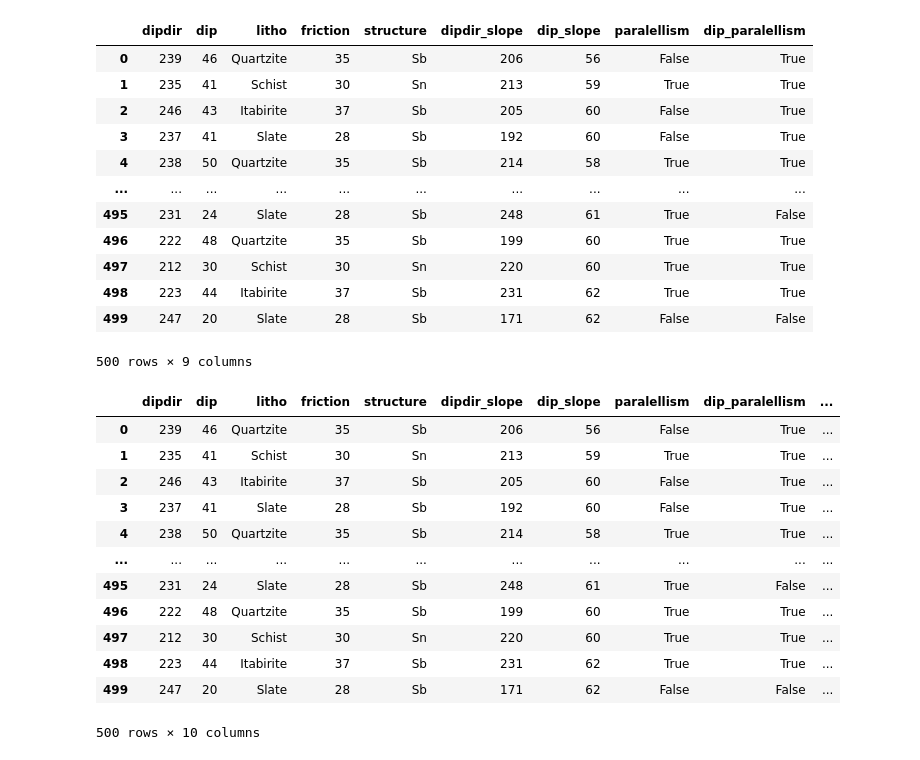
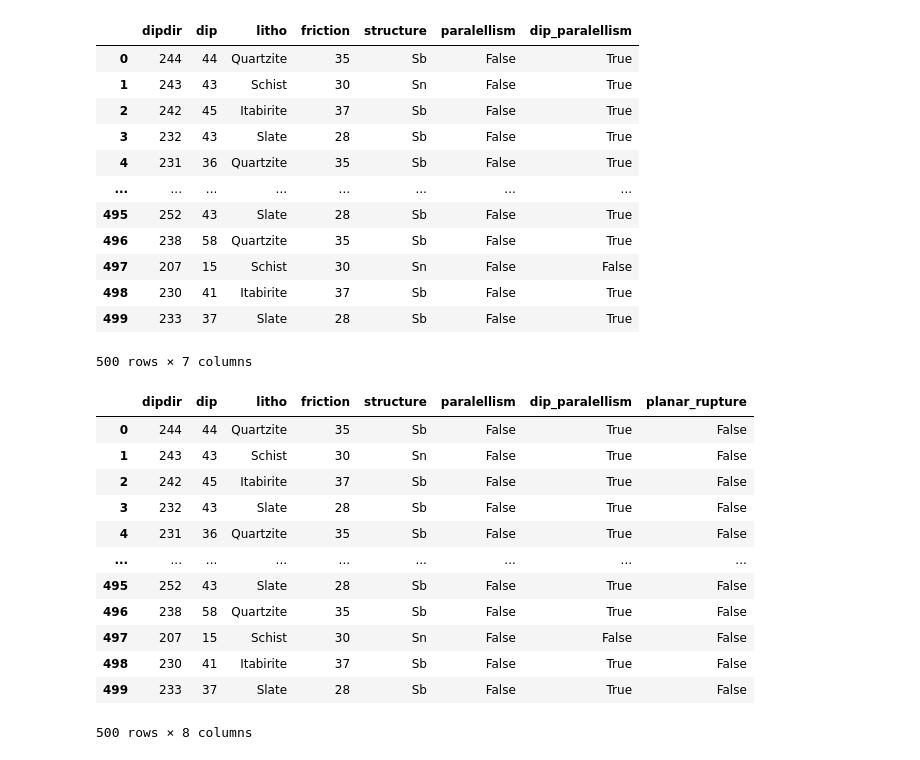
Before and after one commit to brunoaugustoam/GeoPythonScripts, a Jupyter notebook: EngineeringGeology/walkthrough_planar_rupture.ipynb, the cells around one changed output. Cells and saved outputs as stored; diff of their text form; code cells hidden in the pictures.

```diff
--- a/EngineeringGeology/walkthrough_planar_rupture.ipynb
+++ b/EngineeringGeology/walkthrough_planar_rupture.ipynb
@@ -10,3 +10,6 @@ from plots import *
 %matplotlib inline
 # %%
 kynematic_window = 30 #degrees
+# %%
+dipdir_slope_mean = 70
+dip_slope_mean = 70
@@ -42,9 +53 @@ df
 500 rows × 5 columns
-# %%
-dipdir_slope = np.random.normal(220,30,500)
-dipdir_slope = [int(i) for i in dipdir_slope]
-df['dipdir_slope'] = dipdir_slope
-dip_slope = np.random.normal(60,2,500)
-dip_slope = [int(i) for i in dip_slope]
-df['dip_slope'] = dip_slope
-df
@@ -80,23 +69,23 @@ def dip_paralellism(dip_struct, dip_slope, friction_angle):
     return False
 # %%
 # Apply the `paralelismo()` function to each row of the DataFrame
-df['paralellism'] = df.apply(lambda x: paralellism(x['dipdir'], x['dipdir_slope']), axis=1)
-df['dip_paralellism'] = df.apply(lambda x: dip_paralellism(x['dip'], x['dip_slope'],x['friction']), axis=1)
+df['paralellism'] = df.apply(lambda x: paralellism(x['dipdir'],dipdir_slope_mean), axis=1)
+df['dip_paralellism'] = df.apply(lambda x: dip_paralellism(x['dip'], dip_slope_mean,x['friction']), axis=1)
 df
 # %% [output]
-|  | dipdir | dip | litho | friction | structure | dipdir_slope | dip_slope | paralellism | dip_paralellism |
-| 0 | 239 | 46 | Quartzite | 35 | Sb | 206 | 56 | False | True |
-| 1 | 235 | 41 | Schist | 30 | Sn | 213 | 59 | True | True |
-| 2 | 246 | 43 | Itabirite | 37 | Sb | 205 | 60 | False | True |
-| 3 | 237 | 41 | Slate | 28 | Sb | 192 | 60 | False | True |
-| 4 | 238 | 50 | Quartzite | 35 | Sb | 214 | 58 | True | True |
-| ... | ... | ... | ... | ... | ... | ... | ... | ... | ... |
-| 495 | 231 | 24 | Slate | 28 | Sb | 248 | 61 | True | False |
-| 496 | 222 | 48 | Quartzite | 35 | Sb | 199 | 60 | True | True |
-| 497 | 212 | 30 | Schist | 30 | Sn | 220 | 60 | True | True |
-| 498 | 223 | 44 | Itabirite | 37 | Sb | 231 | 62 | True | True |
-| 499 | 247 | 20 | Slate | 28 | Sb | 171 | 62 | False | False |
+|  | dipdir | dip | litho | friction | structure | paralellism | dip_paralellism |
+| 0 | 244 | 44 | Quartzite | 35 | Sb | False | True |
+| 1 | 243 | 43 | Schist | 30 | Sn | False | True |
+| 2 | 242 | 45 | Itabirite | 37 | Sb | False | True |
+| 3 | 232 | 43 | Slate | 28 | Sb | False | True |
+| 4 | 231 | 36 | Quartzite | 35 | Sb | False | True |
+| ... | ... | ... | ... | ... | ... | ... | ... |
+| 495 | 252 | 43 | Slate | 28 | Sb | False | True |
+| 496 | 238 | 58 | Quartzite | 35 | Sb | False | True |
+| 497 | 207 | 15 | Schist | 30 | Sn | False | False |
+| 498 | 230 | 41 | Itabirite | 37 | Sb | False | True |
+| 499 | 233 | 37 | Slate | 28 | Sb | False | True |
-500 rows × 9 columns
+500 rows × 7 columns
 # %%
 def planar_rupture(paralellism, dip_paralellism):
     if paralellism and dip_paralellism:
@@ -107,19 +96,19 @@ def planar_rupture(paralellism, dip_paralellism):
 df['planar_rupture'] = df.apply(lambda x: planar_rupture(x['paralellism'], x['dip_paralellism']), axis=1)
 df
 # %% [output]
-|  | dipdir | dip | litho | friction | structure | dipdir_slope | dip_slope | paralellism | dip_paralellism | ... |
-| 0 | 239 | 46 | Quartzite | 35 | Sb | 206 | 56 | False | True | ... |
-| 1 | 235 | 41 | Schist | 30 | Sn | 213 | 59 | True | True | ... |
-| 2 | 246 | 43 | Itabirite | 37 | Sb | 205 | 60 | False | True | ... |
-| 3 | 237 | 41 | Slate | 28 | Sb | 192 | 60 | False | True | ... |
-| 4 | 238 | 50 | Quartzite | 35 | Sb | 214 | 58 | True | True | ... |
-| ... | ... | ... | ... | ... | ... | ... | ... | ... | ... | ... |
-| 495 | 231 | 24 | Slate | 28 | Sb | 248 | 61 | True | False | ... |
-| 496 | 222 | 48 | Quartzite | 35 | Sb | 199 | 60 | True | True | ... |
-| 497 | 212 | 30 | Schist | 30 | Sn | 220 | 60 | True | True | ... |
-| 498 | 223 | 44 | Itabirite | 37 | Sb | 231 | 62 | True | True | ... |
-| 499 | 247 | 20 | Slate | 28 | Sb | 171 | 62 | False | False | ... |
+|  | dipdir | dip | litho | friction | structure | paralellism | dip_paralellism | planar_rupture |
+| 0 | 244 | 44 | Quartzite | 35 | Sb | False | True | False |
+| 1 | 243 | 43 | Schist | 30 | Sn | False | True | False |
+| 2 | 242 | 45 | Itabirite | 37 | Sb | False | True | False |
+| 3 | 232 | 43 | Slate | 28 | Sb | False | True | False |
+| 4 | 231 | 36 | Quartzite | 35 | Sb | False | True | False |
+| ... | ... | ... | ... | ... | ... | ... | ... | ... |
+| 495 | 252 | 43 | Slate | 28 | Sb | False | True | False |
+| 496 | 238 | 58 | Quartzite | 35 | Sb | False | True | False |
+| 497 | 207 | 15 | Schist | 30 | Sn | False | False | False |
+| 498 | 230 | 41 | Itabirite | 37 | Sb | False | True | False |
+| 499 | 233 | 37 | Slate | 28 | Sb | False | True | False |
-500 rows × 10 columns
+500 rows × 8 columns
 # %%
 friction_circle = np.arange(0,360,1)
 friction_mean = df['friction'].mean()
```
Also changed, not shown: parts of 7 cells of this notebook, 4 other files.
